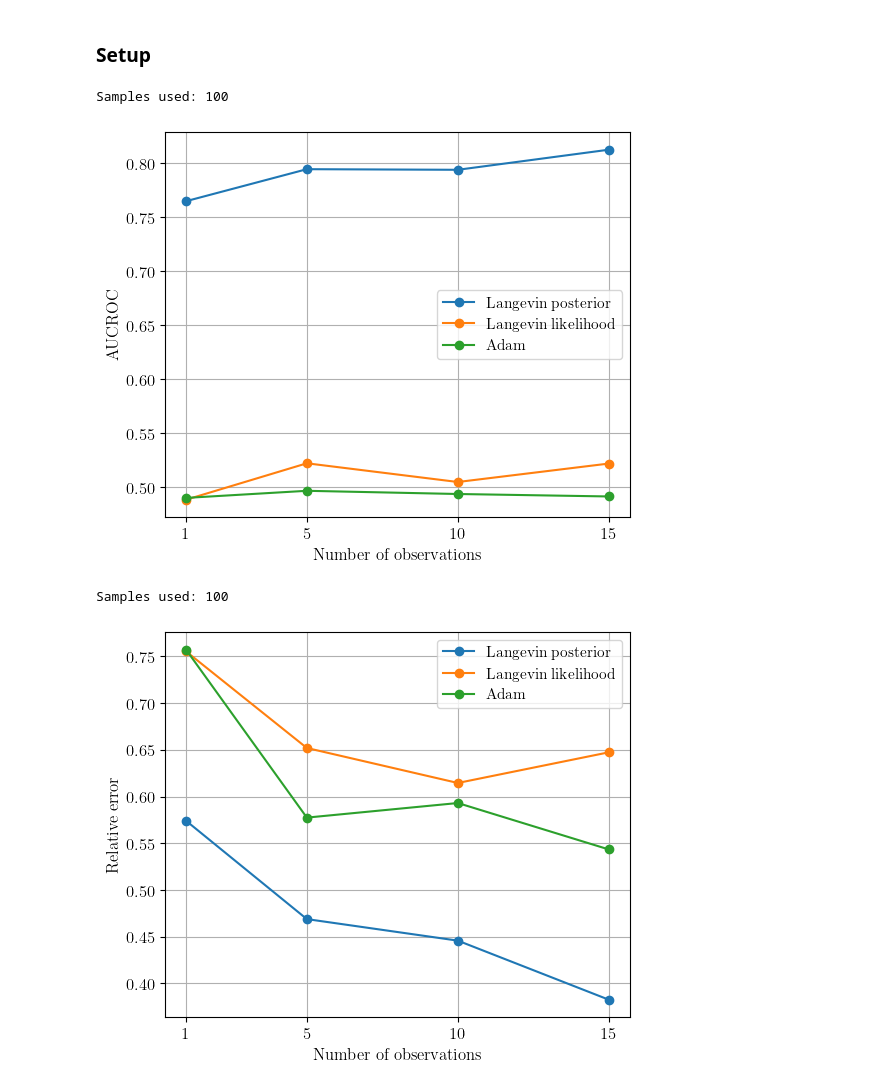
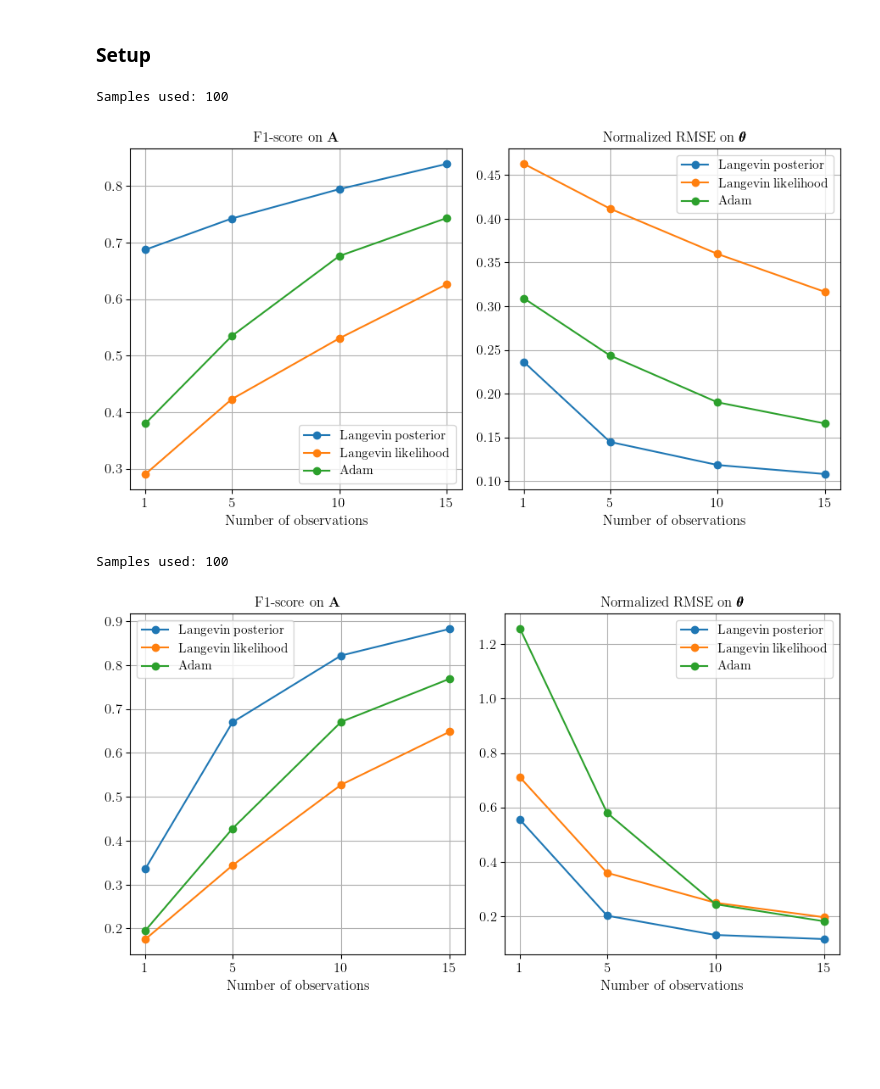
Before and after one commit to Tenceto/inference_langevin, a Jupyter notebook: notebooks/results.ipynb, the cells around one changed output. Cells and saved outputs as stored; diff of their text form; code cells hidden in the pictures; blank space fills up the shorter version.

```diff
--- a/notebooks/results.ipynb
+++ b/notebooks/results.ipynb
@@ -27,20 +27,37 @@ plt.rc('text.latex', preamble=r'\usepackage{amsmath}')
 %load_ext line_profiler
 %load_ext autoreload
 %autoreload 2
-# %%
-filename = "outputs/deezer_ego_13_0.01_1_0.5_0.5_[1, 5, 10, 15].csv"
-legend = {
-    "langevin_posterior": "Langevin posterior",
-    "langevin_likelihood": "Langevin likelihood",
-    "adam": "Adam",
-}
-
-plot_graph_results(filename, legend)
-# %% [output]
-Samples used: 100
-[figure, removed]
-# %%
-plot_theta_results(filename, legend)
-# %% [output]
-Samples used: 100
-[figure, removed]
+# %%
+graph_type = "deezer_ego"
+seed = 13
+n_list = [1, 5, 10, 15]
+theta_min, theta_max = 0.3, 0.7
+sigma_e = 1
+p_unknown = 0.5
+temperature = 0.5
+lr = 0.01
+l1_penalty = 0.0
+filename = f"outputs/{graph_type}_{seed}_{lr}_{sigma_e}_{p_unknown}_{temperature}_{n_list}_{(theta_min, theta_max)}_{l1_penalty}.csv"
+legend = {
+    "langevin_posterior": "Langevin posterior",
+    "langevin_likelihood": "Langevin likelihood",
+    "adam": "Adam",
+    # "adam_penalized": r"$\ell_1$-regularized Adam"
+}
+thresholds = {
+    "langevin_posterior": 0.5,
+    "langevin_likelihood": 0.5,
+    "adam": 0.5,
+    # "adam_penalized": 0.5
+}
+plot_results(filename, legend, figsize=(9, 5), theta_metric="mse", thresholds=thresholds, output="outputs/deezer2.pdf")
+plt.show()
+
+filename = "outputs/grids_0_0.01_1_0.25_0.5_[1, 5, 10, 15]_(-0.1, 0.1)_0.0_poly_second_order.csv"
+plot_results(filename, legend, figsize=(9, 5), theta_metric="mse", thresholds=thresholds, output="outputs/grids2.pdf")
+plt.show()
+# %% [output]
+Samples used: 100
+[figure, added]
+Samples used: 100
+[figure, added]
```
Also changed, not shown: parts of 2 cells of this notebook, 7 other files.
